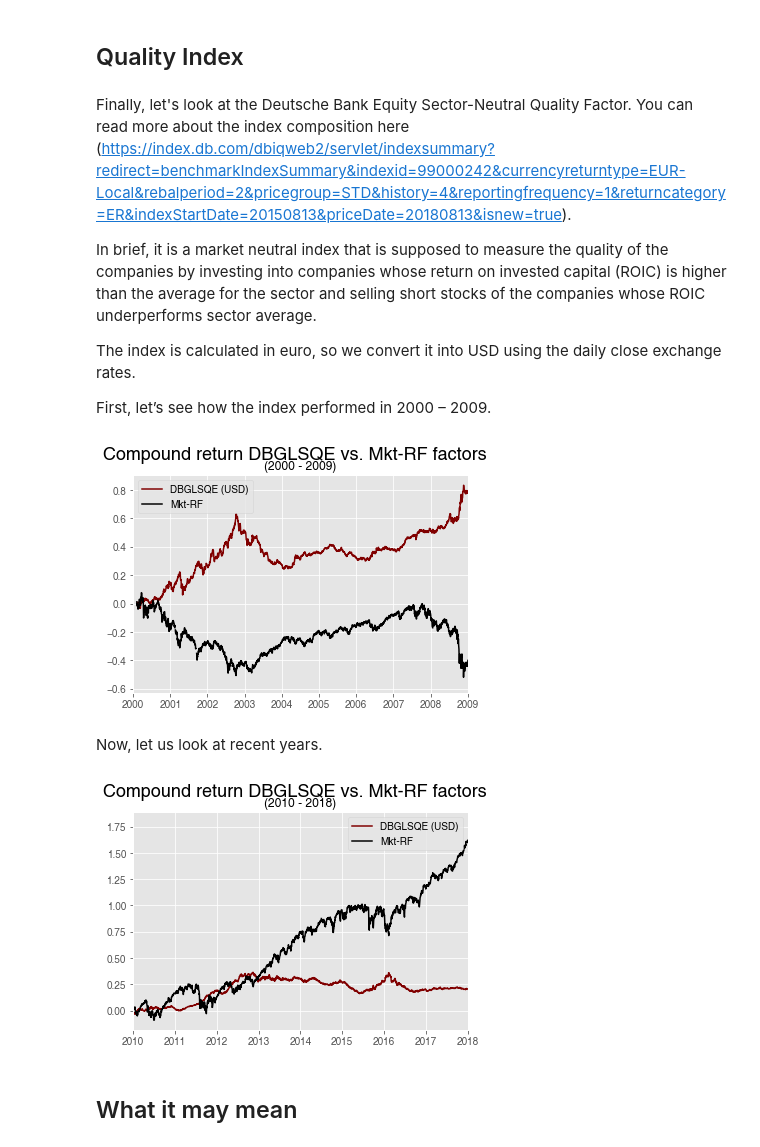
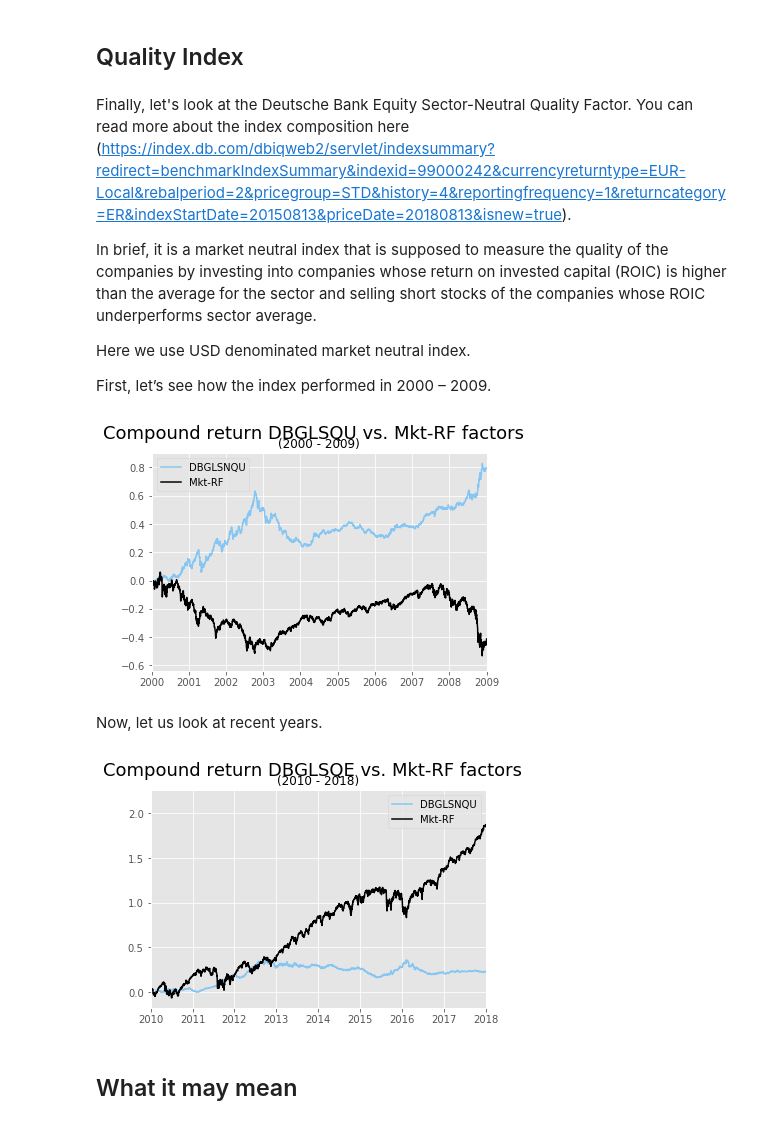
Before and after one commit to MikeStukalo/Blog, a Jupyter notebook: 3_FactorDecoupling/FactorDecoupling.ipynb, the cells around one changed output. Saved outputs shown, nothing was run; the diff lists cells and outputs as text; code cells hidden in the pictures.

Commit message:
Post 3_ Factor Decoupling

```diff
--- a/3_FactorDecoupling/FactorDecoupling.ipynb
+++ b/3_FactorDecoupling/FactorDecoupling.ipynb
@@ -18,6 +18,8 @@ mpl.rcParams['font.family'] = font.get_name()
 
 import warnings
 warnings.filterwarnings('ignore')
+my_colors = {'DBlue':'#424f64', 'LBlue':'#a4afc0', 'BrBlue':'#85c7f2', 'DGrey':'#4c4c4c', 'MGrey':'#636363',
+             'DRed':'#961e19', 'LGrey':'#d1d1d1'}
 # %% [markdown]
 Last time we were talking about alpha, beta, and smart beta as the core principles of investment analysis.
 
@@ -31,7 +33,7 @@ compared to the equity premium (Mkt-RF).
 In the previous post, we concluded that, for example, the Value factor provides positive or negative returns depending on whether the market rewards Value or Growth of companies. Let us see how the HML factor performed in 2010 – 2018.
 # %%
 # Load factors
-df = pd.read_csv('Data/ff_5factors.CSV', index_col=0 ,parse_dates=True)
+df = pd.read_csv('Data/F-F_Research_Data_5_Factors_2x3_daily.CSV', index_col=0 ,parse_dates=True)
 
 #Keep relevant years
 df_old = df.loc['2000':'2009']
@@ -43,7 +45,7 @@ ret_new = (1+ df_new/100).cumprod() - 1
 
 #Plot
 
-_ = plt.plot(ret_old['HML'], color='maroon', label = 'HML')
+_ = plt.plot(ret_old['HML'], color=my_colors['BrBlue'], label = 'HML')
 _ = plt.plot(ret_old['Mkt-RF'], color='black', label = 'Mkt-RF')
 _ = plt.xlim('2000','2009')
 _ = plt.suptitle('Compound return HML vs. Mkt-RF factors', fontsize=18)
@@ -103,50 +105,47 @@ Finally, let's look at the Deutsche Bank Equity Sector-Neutral Quality Factor. Y
 
 In brief, it is a market neutral index that is supposed to measure the quality of the companies by investing into companies whose return on invested capital (ROIC) is higher than the average for the sector and selling short stocks of the companies whose ROIC underperforms sector average.
 
-The index is calculated in euro, so we convert it into USD using the daily close exchange rates.
+Here we use USD denominated market neutral index.
 
 First, let’s see how the index performed in 2000 – 2009.
 # %%
 #Combine index and X-rate
-dbq = pd.read_csv('Data/DBGLSNQE.csv', index_col=0, parse_dates=True)
-eur = pd.read_csv('Data/EURUSD.csv', index_col=0, parse_dates=True)
-
-dbq_usd = dbq.join(eur, how='left')
-dbq_usd['DBGLSQE'] = dbq_usd['DBGLSQE'] / dbq_usd['EUR']
+dbq_usd = pd.read_csv('Data/DBGLSNQU.csv', index_col=0, parse_dates=True)
+dbq_usd.columns = ['DBGLSNQU']
 
 # Calculate return
-dbq_usd = dbq['DBGLSQE'].pct_change()
+dbq_usd = dbq_usd['DBGLSNQU'].pct_change()
 dbq_usd = pd.DataFrame(dbq_usd)
 
 #Add market
-dbq_usd = dbq_usd.join(df['Mkt-RF']/100, how='left')
+dbq_usd = dbq_usd.join(df['Mkt-RF']/100, how='right')
 dbq_usd = dbq_usd.iloc[1:,]
 
 # Divide into periods
 dbq_old = dbq_usd.loc['2000':'2009']
 dbq_new = dbq_usd.loc['2010':'2018']
 
 # Create compound
 dbq_ret_old = (1+ dbq_old).cumprod() - 1
 dbq_ret_new = (1+ dbq_new).cumprod() - 1
 
 #Plot
 
-_ = plt.plot(dbq_ret_old['DBGLSQE'], color='maroon', label = 'DBGLSQE (USD)')
+_ = plt.plot(dbq_ret_old['DBGLSNQU'], color=my_colors['BrBlue'], label = 'DBGLSNQU')
 _ = plt.plot(dbq_ret_old['Mkt-RF'], color='black', label = 'Mkt-RF')
 _ = plt.xlim('2000','2009')
-_ = plt.suptitle('Compound return DBGLSQE vs. Mkt-RF factors', fontsize=18)
+_ = plt.suptitle('Compound return DBGLSQU vs. Mkt-RF factors', fontsize=18)
 _ = plt.title('(2000 - 2009)', fontsize= 12)
 _ = plt.legend()
 
 # Save
 _= plt.savefig('Graphs/DBQ_comp_00_09.png', dpi=300)
 # %% [output]
-[figure, old version]
+[figure, new version]
 # %% [markdown]
 Now, let us look at recent years.
 # %%
-_ = plt.plot(dbq_ret_new['DBGLSQE'], color='maroon', label = 'DBGLSQE (USD)')
+_ = plt.plot(dbq_ret_new['DBGLSNQU'], color=my_colors['BrBlue'], label = 'DBGLSNQU')
 _ = plt.plot(dbq_ret_new['Mkt-RF'], color='black', label = 'Mkt-RF')
 _ = plt.xlim('2010','2018')
 _ = plt.suptitle('Compound return DBGLSQE vs. Mkt-RF factors', fontsize=18)
@@ -157,7 +156,7 @@ _ = plt.legend()
 # Save
 _= plt.savefig('Graphs/DBQ_comp_10_18.png', dpi=300)
 # %% [output]
-[figure, old version]
+[figure, new version]
 # %% [markdown]
 ## What it may mean
 # %% [markdown]
```
Also changed, not shown: parts of 4 cells of this notebook, 14 other files.
